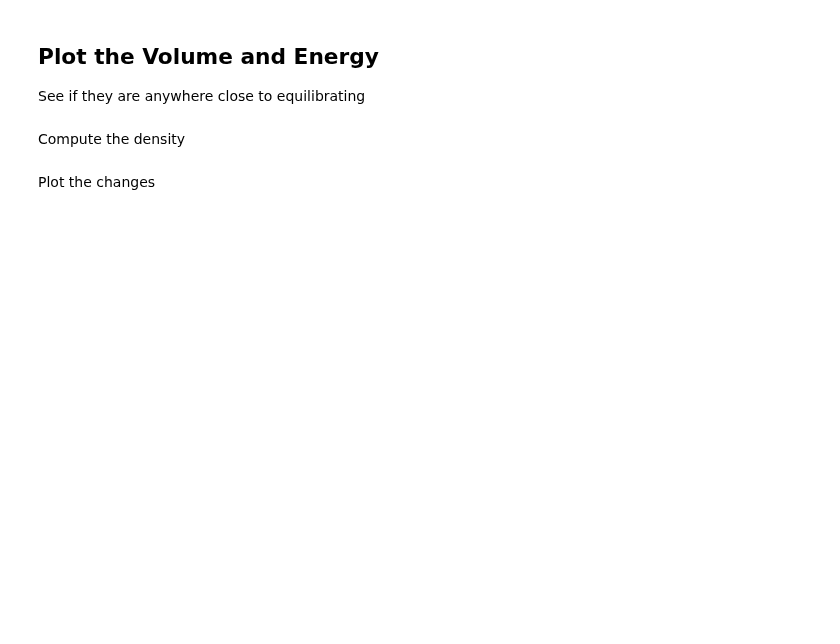
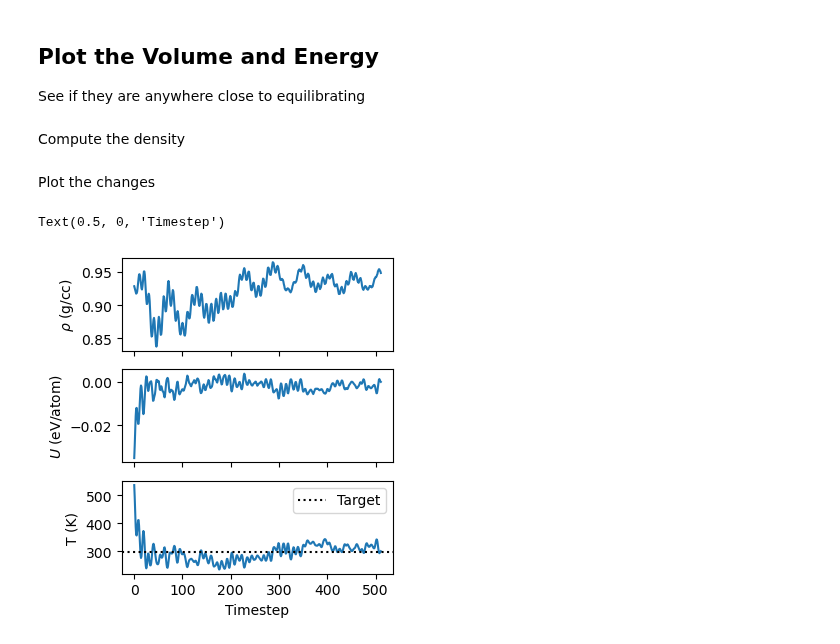
Before and after one commit to globus-labs/cascade, a Jupyter notebook: 0_setup/3_assess-md-trajectory.ipynb, the cells around one changed output. Saved outputs shown, nothing was run; the diff lists cells and outputs as text; code cells hidden in the pictures; blank space fills up the shorter version.

```diff
--- a/0_setup/3_assess-md-trajectory.ipynb
+++ b/0_setup/3_assess-md-trajectory.ipynb
@@ -30,13 +32,18 @@ Plot the changes
 # %%
 fig, axs = plt.subplots(3, 1, figsize=(3.5, 4.1), sharex=True)
 
 axs[0].plot(density)
 axs[0].set_ylabel('$\\rho$ (g/cc)')
 
 axs[1].plot([(a.get_potential_energy() - traj[-1].get_potential_energy()) / len(a) for a in traj])
 axs[1].set_ylabel('$U$ (eV/atom)')
 
 axs[2].plot([a.get_temperature() for a in traj])
 axs[2].set_ylabel('T (K)')
+axs[2].axhline(298, color='k', linestyle='dotted', label='Target')
+axs[2].legend()
 
 axs[-1].set_xlabel('Timestep')
+# %% [output]
+Text(0.5, 0, 'Timestep')
+[figure, added]
```
Also changed, not shown: parts of 2 cells of this notebook, 4 other files.
